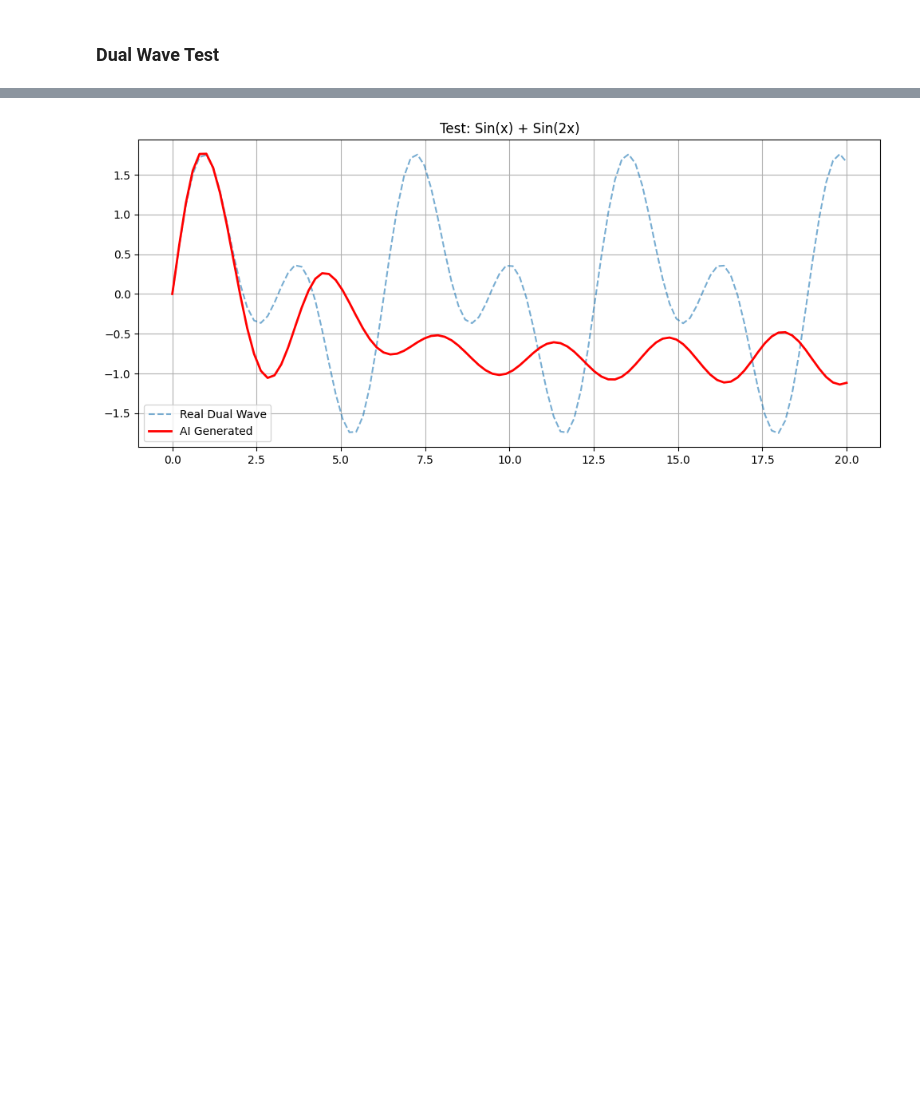
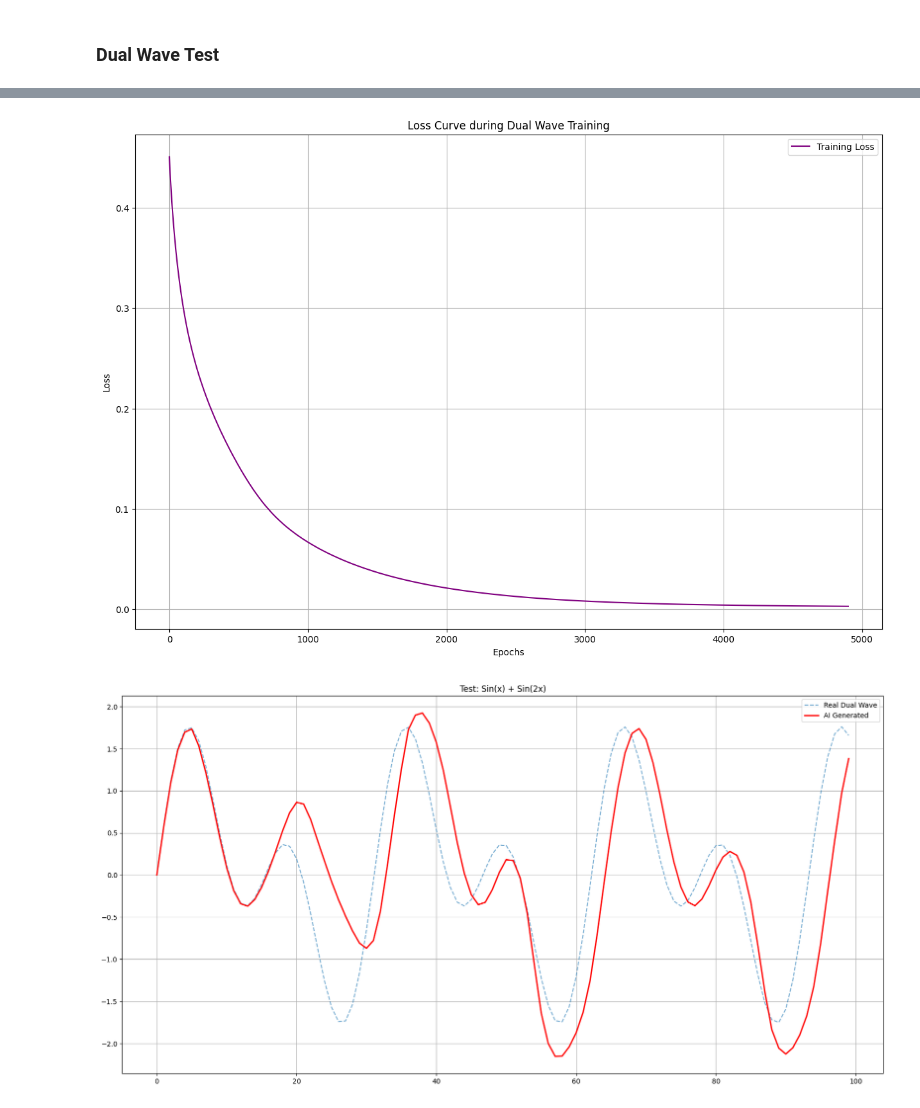
Before and after one commit to Algio-Nightly/MewralNet-NeuralNet-from-scratch, a Jupyter notebook: newral-net.ipynb, the cells around one changed output, grey strips where cells are left out. Saved outputs shown, nothing was run; the diff lists cells and outputs as text; code cells hidden in the pictures; blank space fills up the shorter version.

Commit message:
Added Xavier Initialization to prevent vanishing gradient

```diff
--- a/newral-net.ipynb
+++ b/newral-net.ipynb
@@ -78,13 +64,13 @@ Generating Data...
 Input Shape: (49, 1)
 Target Shape: (49, 1)
 # %%
-rnn = RecurrentMewralNet(input_size=1, hidden_size=20, output_size=1)
+rnn = RecurrentMewralNet(input_size=1, hidden_size=20, output_size=1, initialzation="xavier")
 print("\nStarting Training...")
-epochs = 1000
+epochs = 2000
 loss_history = []
 
 for i in range(epochs):
-    loss = rnn.BPTT(inputs, targets, learning_rate=0.01)
+    loss = rnn.BPTT(inputs, targets, learning_rate=0.005)
     loss_history.append(loss)
 
     if i % 200 == 0:
@@ -180,35 +220,40 @@ plt.show()
 # %%
-# This test was generated by Gemini(AI)!
-import numpy as np
-import matplotlib.pyplot as plt
+# --- 1. Generate The "Dual Wave" Data ---
+steps = np.linspace(0, 20, 100)
 
-# --- 1. Generate The "Dual Wave" Data ---
-print("Generating Complex Wave...")
-# We need more data points to see the pattern repeat
-steps = np.linspace(0, 20, 100)
-data = np.sin(steps) + np.sin(2 * steps) # <--- THE COMPLEX FUNCTION
+data = np.sin(steps) + np.sin(2 * steps)
+# data = generate_signal()
 
 inputs = data[:-1].reshape(-1, 1)
 targets = data[1:].reshape(-1, 1)
 
 # --- 2. Initialize & Train ---
-# We bump hidden_size to 32 because the pattern is harder to memorize
-rnn = RecurrentMewralNet(input_size=1, hidden_size=32, output_size=1)
+rnn = RecurrentMewralNet(input_size=1, hidden_size=20, output_size=1, initialzation="xavier")
 
-print("Training on Dual Wave (This takes a moment)...")
-# We also need more epochs to learn the finer details
-for i in range(8000):
-    loss = rnn.BPTT(inputs, targets, learning_rate=0.005) # Lower LR for stability
-    if i % 2000 == 0:
-        print(f"Epoch {i}: Loss = {loss:.5f}")
+loss_history = [] # To store loss values
 
-# --- 3. The Blindfold Test ---
-print("\nTaking the Exam...")
+for i in range(5000):
+    loss = rnn.BPTT(inputs, targets, learning_rate=0.001)
+    loss_history.append(loss)
+
+    if i % 200 == 0:
+        print(f"Epoch {i}: Loss = {loss:.6f}")
+
+# --- 3. Plot Loss ---
+plt.figure(figsize=(15, 10))
+plt.plot(loss_history[100:], label='Training Loss', color='purple')
+plt.title('Loss Curve during Dual Wave Training')
+plt.xlabel('Epochs')
+plt.ylabel('Loss')
+plt.legend()
+plt.grid(True)
+plt.show('loss_plot.png')
+
+# --- 4. The Blindfold Test (User's request context) ---
 curr_input = inputs[0].reshape(1, 1)
 last_h = None
 gen_seq = [curr_input.item()]
 
-# Generate 99 steps (to match the length of our data)
 for _ in range(99):
     pred_list, h_dict = rnn.forward(curr_input, hidden_state=last_h)
     last_h = h_dict[0]
@@ -216,12 +261,11 @@ for _ in range(99):
     gen_seq.append(next_val)
     curr_input = np.array([[next_val]])
 
-# --- 4. Plot Results ---
-plt.figure(figsize=(12, 5))
-plt.plot(steps, data, label='Real Dual Wave', linestyle='--', alpha=0.6)
-plt.plot(steps, gen_seq, label='AI Generated', color='red', linewidth=2)
+plt.figure(figsize=(20, 10))
+plt.plot(data, label='Real Dual Wave', linestyle='--', alpha=0.6)
+plt.plot(gen_seq, label='AI Generated', color='red', linewidth=2)
 plt.title('Test: Sin(x) + Sin(2x)')
 plt.legend()
 plt.grid(True)
-plt.show()
+plt.show('prediction_plot.png')
 # %% [output]
@@ -236 +289,2 @@ Taking the Exam...
-[figure, old version]
+[figure, new version]
+[figure, added]
```
Also changed, not shown: parts of 8 cells of this notebook, 4 other files.
